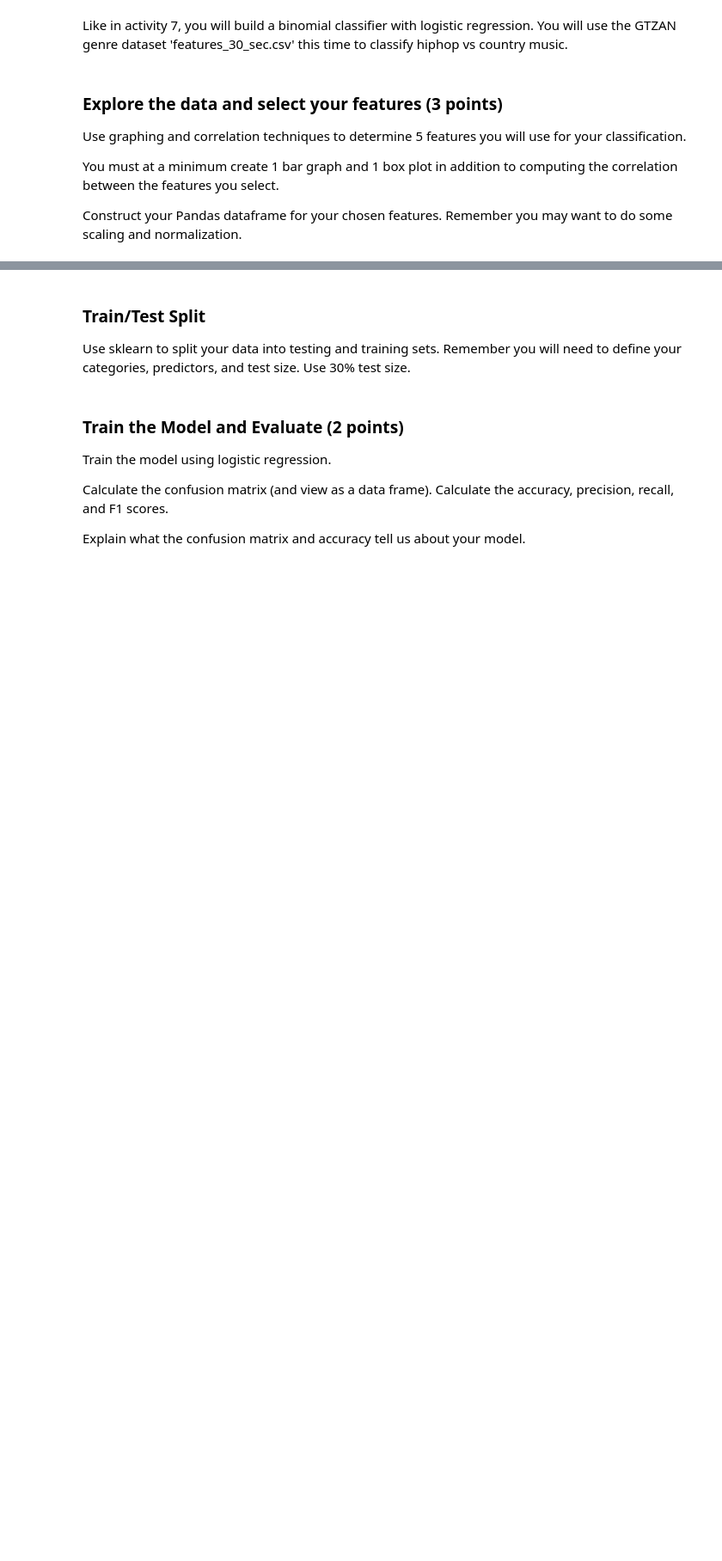
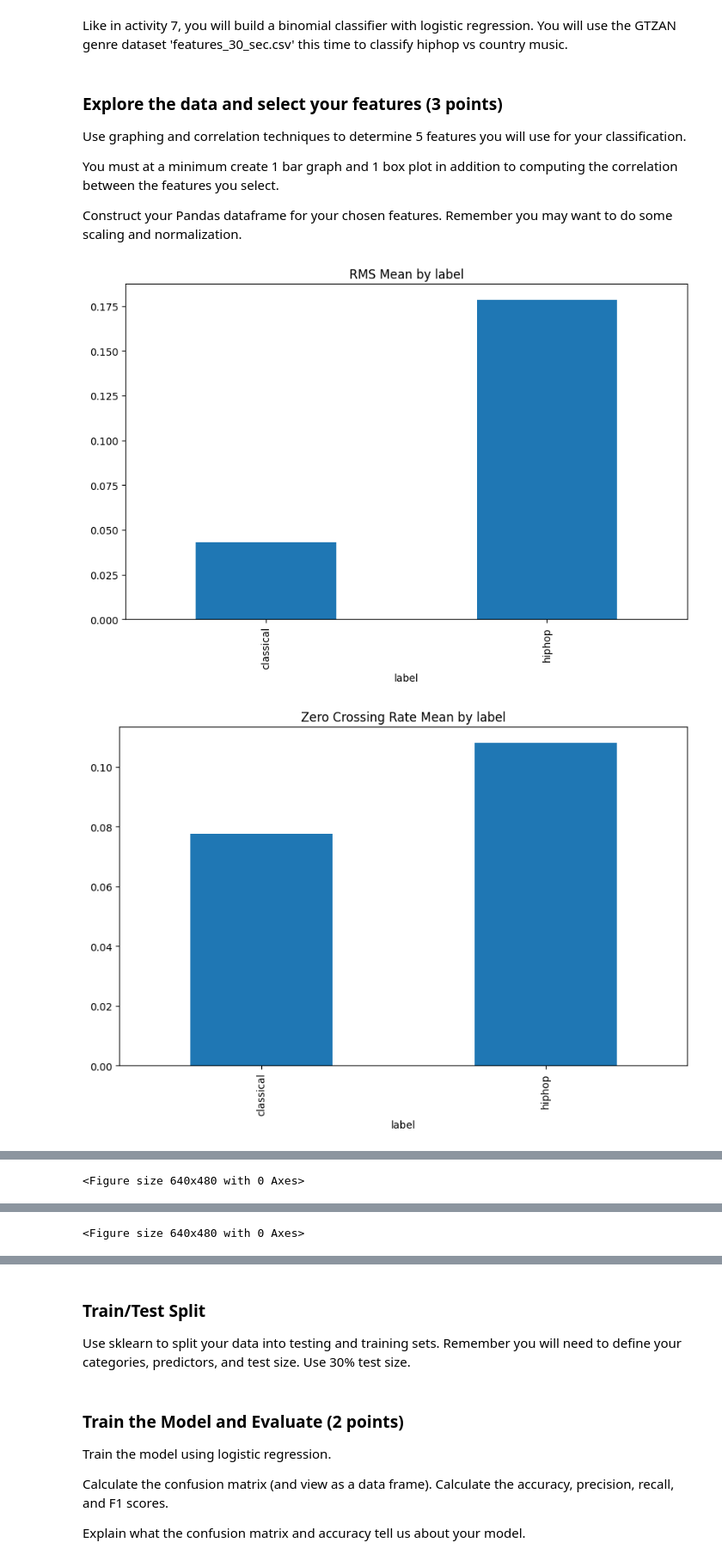
Before and after one commit to lgomez47/AudioTechII, a Jupyter notebook: HW/HW3.ipynb, the cells around one changed output, grey strips where cells are left out. Shown at 86% size. Saved outputs shown, nothing was run; the diff lists cells and outputs as text; code cells hidden in the pictures; blank space fills up the shorter version.

```diff
--- a/HW/HW3.ipynb
+++ b/HW/HW3.ipynb
@@ -297,3 +305,53 @@ Construct your Pandas dataframe for your chosen features. Remember you may want
 # %%
 from sklearn.linear_model import LogisticRegression
 from sklearn.model_selection import train_test_split
+from sklearn import preprocessing
+import matplotlib.pyplot as plt
+import pandas as pd
+import matplotlib.pyplot as plt, matplotlib
+
+df = pd.read_csv('../Datasets/features_30_sec.csv')
+genres = ['classical', 'hiphop']
+columns_to_keep = ['filename', 'length', 'label', 'rms_mean', 'spectral_centroid_mean', 'spectral_bandwidth_mean', 'rolloff_mean', 'zero_crossing_rate_mean']
+df = df[columns_to_keep]
+new_df = df[df['label'].isin(genres)]
+
+grouped = new_df.groupby("label").mean(numeric_only=True)
+features = [
+    "spectral_centroid_mean",
+    "spectral_bandwidth_mean",
+]
+
+# bar graph: compare rms mean
+plt.figure()
+genre_rms = new_df.groupby('label')['rms_mean'].mean()
+genre_rms.plot.bar(figsize=(10, 6), title='RMS Mean by label')
+
+# bar graph: compare ZCR mean
+plt.figure()
+genre_zcr = new_df.groupby('label')['zero_crossing_rate_mean'].mean()
+genre_zcr.plot.bar(figsize=(10, 6), title='Zero Crossing Rate Mean by label')
+
+# bar graph: compare feature means across genres
+grouped_features = grouped[features]
+grouped_features.plot.bar(figsize=(10, 6), title='Feature Mean by label')
+plt.ylabel("Feature Mean")
+plt.title("Feature Means Across Genres")
+plt.xticks(rotation=0)
+plt.legend(title="Feature")
+plt.show()
+
+# box plot: compare spectral centroid mean
+plt.figure()
+new_df.boxplot(column="spectral_centroid_mean", by="label")
+plt.ylabel("Spectral Centroid Mean")
+plt.show()
+
+# box plot: compare roll off mean
+plt.figure()
+new_df.boxplot(column="rolloff_mean", by="label")
+plt.ylabel("Roll Off Mean")
+plt.show()
+# %% [output]
+[figure, added]
+[figure, added]
@@ -299,0 +359 @@ from sklearn.model_selection import train_test_split
+<Figure size 640x480 with 0 Axes>
@@ -299,0 +361 @@ from sklearn.model_selection import train_test_split
+<Figure size 640x480 with 0 Axes>
```
Also changed, not shown: parts of 8 cells of this notebook, 1 other file.
